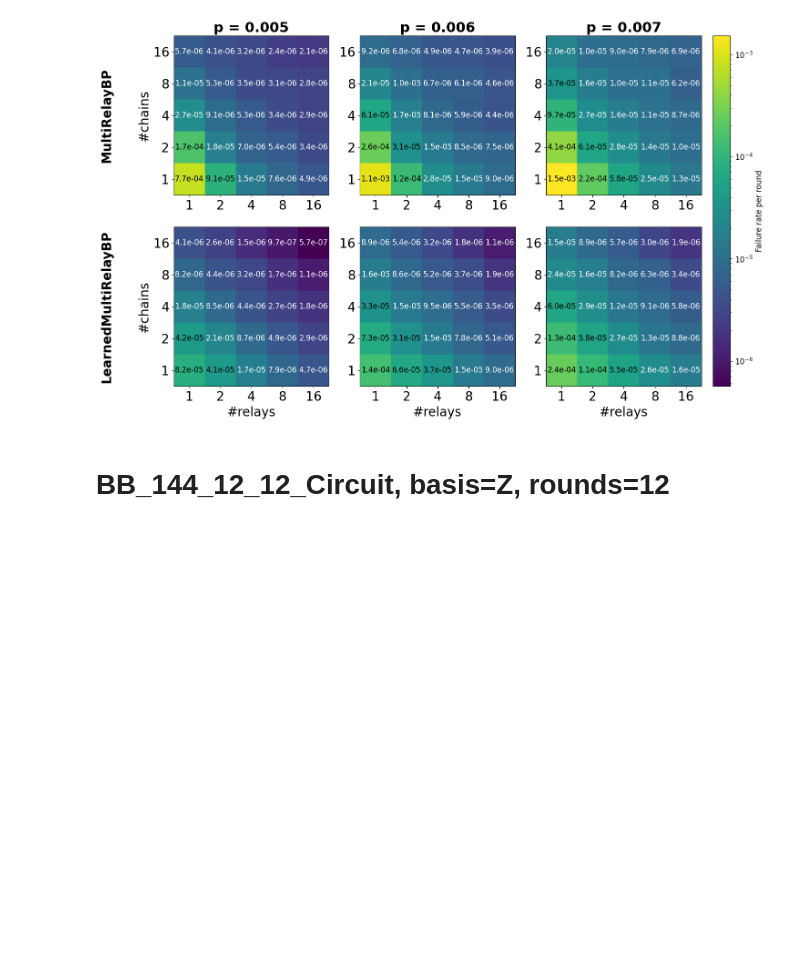
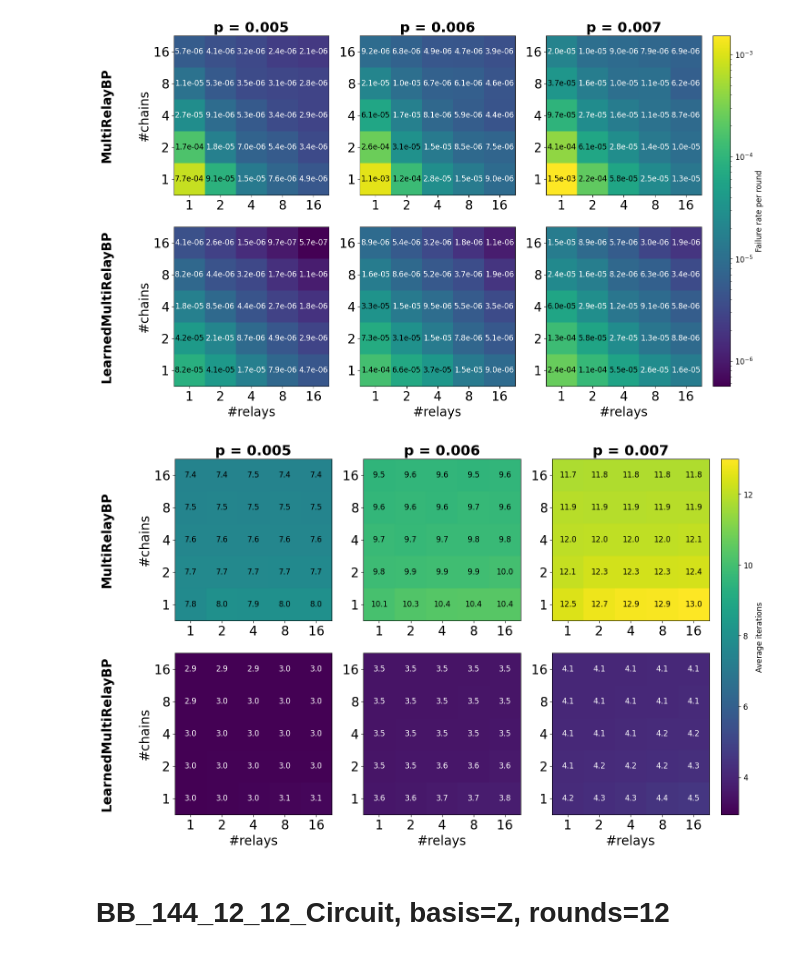
Before and after one commit to caoyingkang/QEC-decoder, a Jupyter notebook: benchmark-app/notebooks/multirelaybp_heatmap.ipynb, the cells around one changed output. Drawn from its saved outputs; the diff is of its cells as text; code cells hidden in the pictures; blank space fills up the shorter version.

```diff
--- a/benchmark-app/notebooks/multirelaybp_heatmap.ipynb
+++ b/benchmark-app/notebooks/multirelaybp_heatmap.ipynb
@@ -233,6 +369,19 @@ plot_fr_heatmap(
 )
 # %% [output]
 [figure]
+# %%
+plot_iter_heatmap(
+    circuit_name=circuit_name,
+    circuit_params=circuit_params,
+    multirelaybp_fixed_params=multirelaybp_fixed_params,
+    learned_multirelaybp_fixed_params=learned_multirelaybp_fixed_params,
+    error_rates=error_rates,
+    all_num_relays=LIST_NUM_RELAYS,
+    all_num_chains=LIST_NUM_CHAINS,
+    save_at="../../paper/figures/multirelaybp-heatmap/AvgIter-RSC_Phenom.pdf",
+)
+# %% [output]
+[figure, added]
 # %% [markdown]
 # BB_144_12_12_Circuit, basis=Z, rounds=12
 # %%
```
Also changed, not shown: parts of 8 cells of this notebook.
